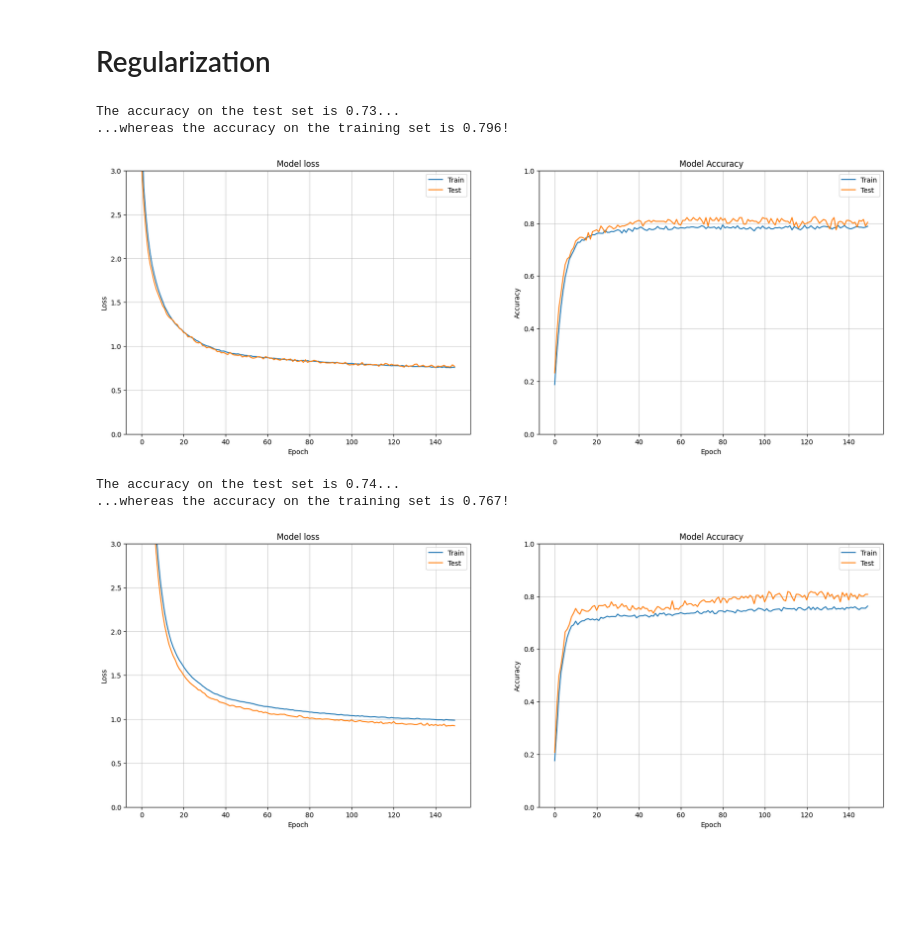
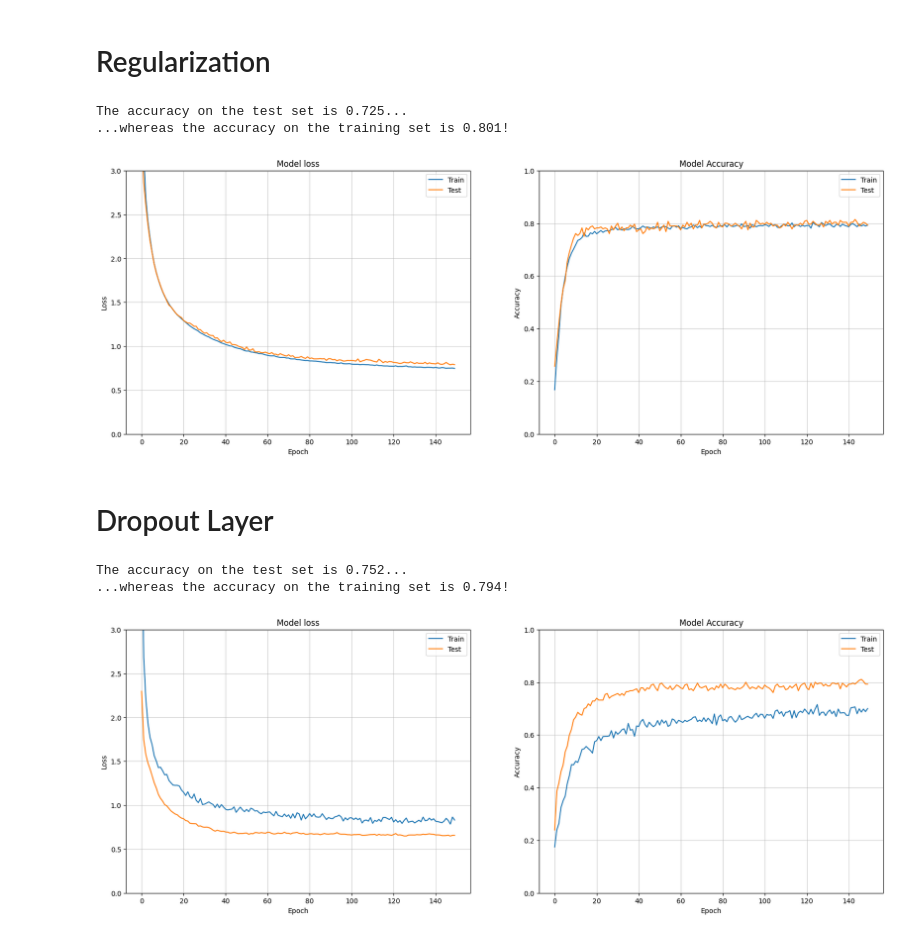
Before and after one commit to emonteiro27/data-NN-prevent-overfitting, a Jupyter notebook: data-nn-prevent-overfitting.ipynb, the cells around one changed output. Saved outputs shown, nothing was run; the diff lists cells and outputs as text; code cells hidden in the pictures; blank space fills up the shorter version.

Commit message:
Used two dropout layers in the model architecture with value = 0.2 and accuracy score on the test set is = 0.752 while on the trainning set is = 0.794

```diff
--- a/data-nn-prevent-overfitting.ipynb
+++ b/data-nn-prevent-overfitting.ipynb
@@ -405,10 +405,10 @@ history = model.fit(X_train, y_train,
 results_train = model.evaluate(X_train, y_train, verbose = 0)
 results_test = model.evaluate(X_test, y_test, verbose = 0)
 
-print(f'The accuracy on the test set is {results_test[1]:.2f}...')
+print(f'The accuracy on the test set is {results_test[1]:.3f}...')
 print(f'...whereas the accuracy on the training set is {results_train[1]:.3f}!')
 plot_loss_accuracy(history)
 # %% [output]
-The accuracy on the test set is 0.73...
-...whereas the accuracy on the training set is 0.796!
+The accuracy on the test set is 0.725...
+...whereas the accuracy on the training set is 0.801!
-[figure, old version]
+[figure, new version]
@@ -433,19 +415,38 @@ def initialize_model_reg():
-# %%
-model = initialize_model_reg()
-
-history = model.fit(X_train, y_train,
-          validation_split=0.2,
-          batch_size=16,
-          epochs=150,
-          verbose=0)
-
-results_train = model.evaluate(X_train, y_train, verbose = 0)
-results_test = model.evaluate(X_test, y_test, verbose = 0)
-
-print(f'The accuracy on the test set is {results_test[1]:.2f}...')
-print(f'...whereas the accuracy on the training set is {results_train[1]:.3f}!')
-plot_loss_accuracy(history)
-# %% [output]
-The accuracy on the test set is 0.74...
-...whereas the accuracy on the training set is 0.767!
-[figure, removed]
+# %% [markdown]
+# Dropout Layer
+# %%
+def initialize_model_dropout():
+
+    '''Architecture'''
+    model = Sequential()
+    model.add(layers.Dense(25, activation='relu', input_dim=10))
+    model.add(layers.Dropout(0.2))
+    model.add(layers.Dense(10, activation='relu'))
+    model.add(layers.Dropout(0.2))
+    model.add(layers.Dense(8, activation='softmax'))
+
+    '''Compilation'''
+    model.compile(loss='categorical_crossentropy',
+                 optimizer='adam',
+                 metrics='accuracy')
+
+    return model
+# %%
+model = initialize_model_dropout()
+
+history = model.fit(X_train, y_train,
+          validation_split=0.2,
+          batch_size=16,
+          epochs=150,
+          verbose=0)
+
+results_train = model.evaluate(X_train, y_train, verbose = 0)
+results_test = model.evaluate(X_test, y_test, verbose = 0)
+
+print(f'The accuracy on the test set is {results_test[1]:.3f}...')
+print(f'...whereas the accuracy on the training set is {results_train[1]:.3f}!')
+plot_loss_accuracy(history)
+# %% [output]
+The accuracy on the test set is 0.752...
+...whereas the accuracy on the training set is 0.794!
+[figure, added]
```
Also changed, not shown: parts of 1 cell of this notebook.
